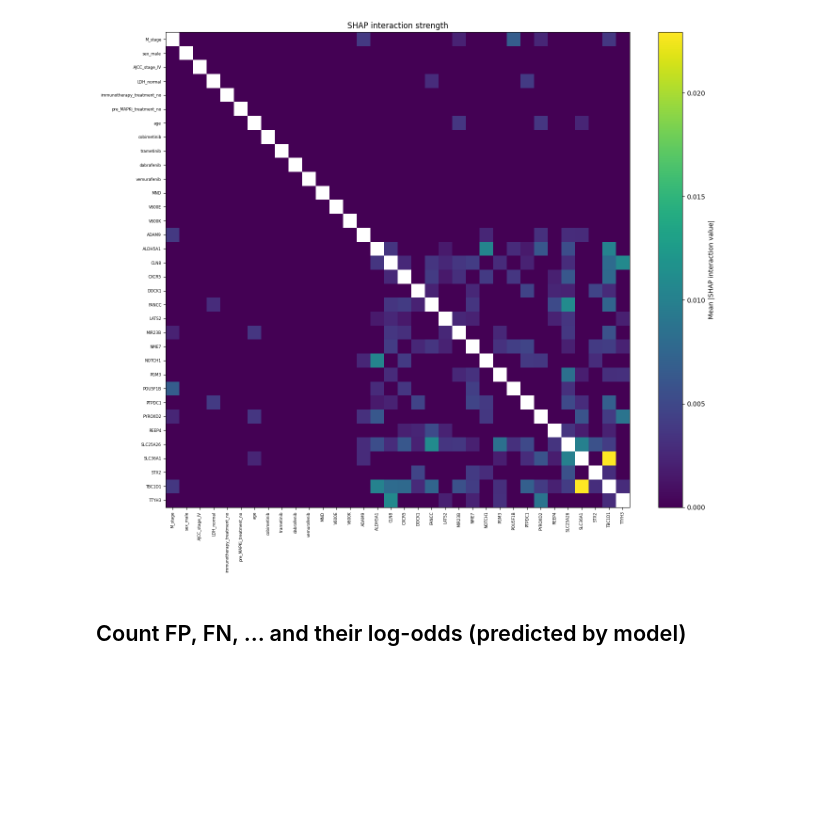
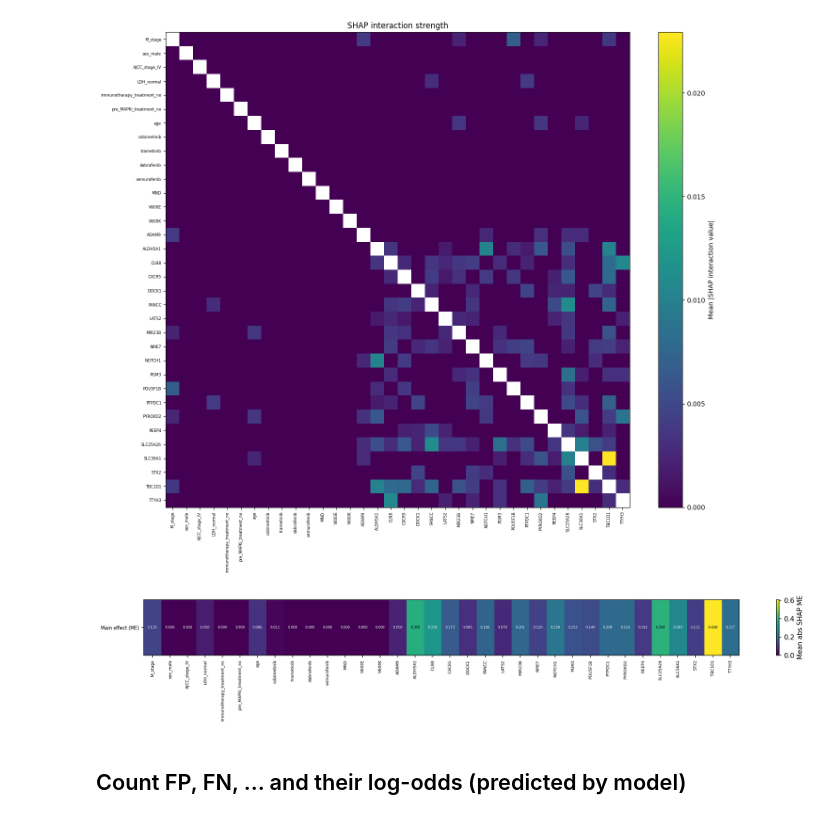
Before and after one commit to dinhhb/modeling_gene_expression, a Jupyter notebook: explanation/5_shap_xgboost.ipynb, the cells around one changed output. Cells and saved outputs as stored; diff of their text form; code cells hidden in the pictures; blank space fills up the shorter version.

```diff
--- a/explanation/5_shap_xgboost.ipynb
+++ b/explanation/5_shap_xgboost.ipynb
@@ -205,6 +205,23 @@ plt.tight_layout()
 plt.show()
 # %% [output]
 [figure]
+# %%
+main_effects = np.abs(interaction_values[:, np.arange(n_feat), np.arange(n_feat)]).mean(axis=0)
+
+fig, ax = plt.subplots(figsize=(20, 1.5), dpi=150)
+im = ax.imshow(main_effects.reshape(1, -1), cmap="viridis", aspect="auto", vmin=0)
+for j, v in enumerate(main_effects):
+    text_color = "white" if v < main_effects.max() * 0.6 else "black"
+    ax.text(j, 0, f"{v:.3f}", ha="center", va="center", fontsize=5, color=text_color)
+ax.set_xticks(range(n_feat))
+ax.set_xticklabels(feature_names, rotation=90, fontsize=6)
+ax.set_yticks([0])
+ax.set_yticklabels(["Main effect (ME)"], fontsize=7)
+fig.colorbar(im, ax=ax, label="Mean abs SHAP ME")
+# ax.set_title("Main effect of each feature (diagonal of interaction matrix)")
+plt.show()
+# %% [output]
+[figure, added]
 # %% [markdown]
 ## Count FP, FN, ... and their log-odds (predicted by model)
 # %%
```
Also changed, not shown: parts of 2 cells of this notebook, 8 other files.
